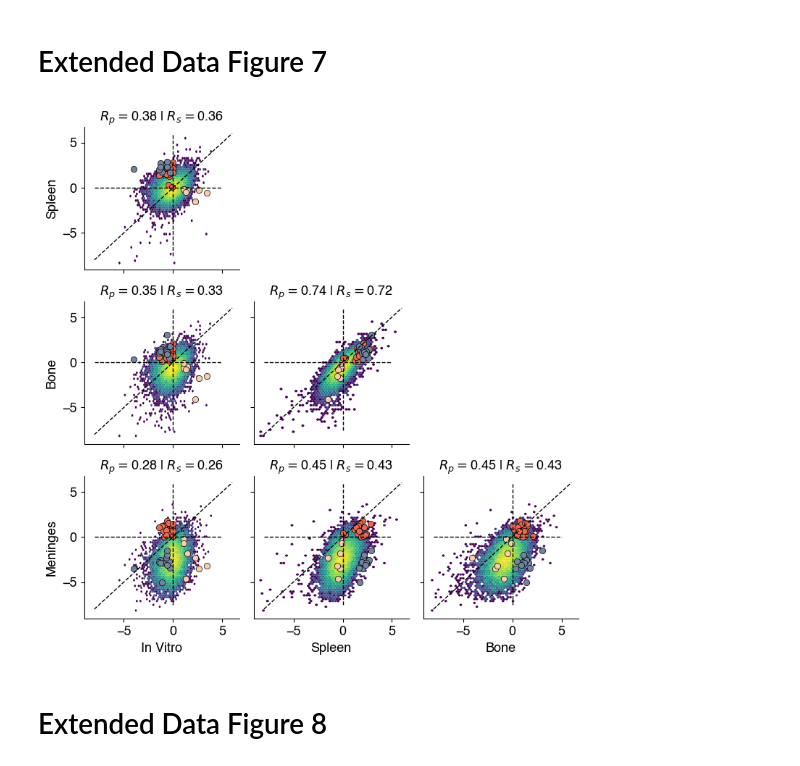
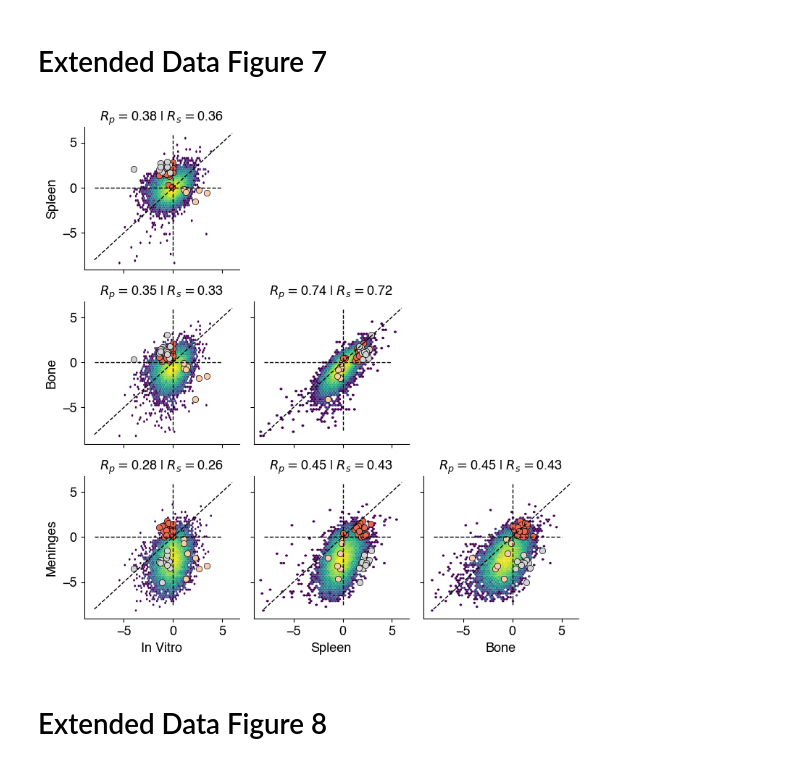
Before and after one commit to samgould2/B-ALL-in-vivo-base-editing, a Jupyter notebook: extended_figures.ipynb, the cells around one changed output. Saved outputs shown, nothing was run; the diff lists cells and outputs as text; code cells hidden in the pictures.

Commit message:
extended fig 8 update

```diff
--- a/extended_figures.ipynb
+++ b/extended_figures.ipynb
@@ -1950,7 +1950,7 @@ samples = ['LFC_median_d15', 'LFC_median_spleen', 'LFC_median_bonemarrow', 'LFC_
 
 fig, ax = plt.subplots(4,4,figsize=(10,10), sharex=True, sharey=True)
 
-palette = ['#F9CBA8', '#ED6A50', '#7284A1', 'lightgrey', 'darkslategray']
+palette = ['#F9CBA8', '#ED6A50', 'lightgrey', 'darkslategray']
 
 
 s_dict = {'LFC_median_d15': 'In Vitro', 'LFC_median_spleen': 'Spleen', 'LFC_median_bonemarrow': 'Bone', 'LFC_median_meninges': 'Meninges'}
@@ -1975,35 +1975,35 @@ for idx, samp in enumerate(samples):
 
         ax[row][col].tick_params(axis='both', which='major', labelsize=13,)
 
         spear = np.round(scipy.stats.spearmanr(master_targ[samp2], master_targ[samp]).statistic, 2)
         pear = np.round(scipy.stats.pearsonr(master_targ[samp2], master_targ[samp]).statistic, 2)
 
         ax[row][col].set_title('$R_{p} = $' + f'{pear}' + ' | $R_{s} = $' + f'{spear}', fontsize=13)
         #and also add scatter plot points
         for idx3, k in enumerate(g_list):
             #gene_of_interest = embedded[lfc_table[lfc_table['gRNA_id'].isin(k)].index]
 
             gene_of_interest = master_targ[master_targ['gRNA_id'].isin(k)]
 
             ax[row][col].scatter(list(gene_of_interest[samp2]), list(gene_of_interest[samp]),  alpha=1, color=palette[idx3], edgecolor='black', linewidth=.5)
 
 
 fig.delaxes(ax[0][0])
 fig.delaxes(ax[0][1])
 fig.delaxes(ax[0][2])
 fig.delaxes(ax[0][3])
 fig.delaxes(ax[1][1])
 fig.delaxes(ax[1][2])
 fig.delaxes(ax[1][3])
 fig.delaxes(ax[2][2])
 fig.delaxes(ax[2][3])
 fig.delaxes(ax[3][3])
 
 fig.tight_layout()
 
-#fig.savefig('figures/extended_8_corr_UPDATED.pdf', transparent=True)
+#fig.savefig('figures/extended_8_corr_UPDATE2.pdf', transparent=True)
 # %% [output]
-[figure, old version]
+[figure, new version]
 # %% [markdown]
 # Extended Data Figure 8
 # %%
```
Also changed, not shown: 3 other files.
